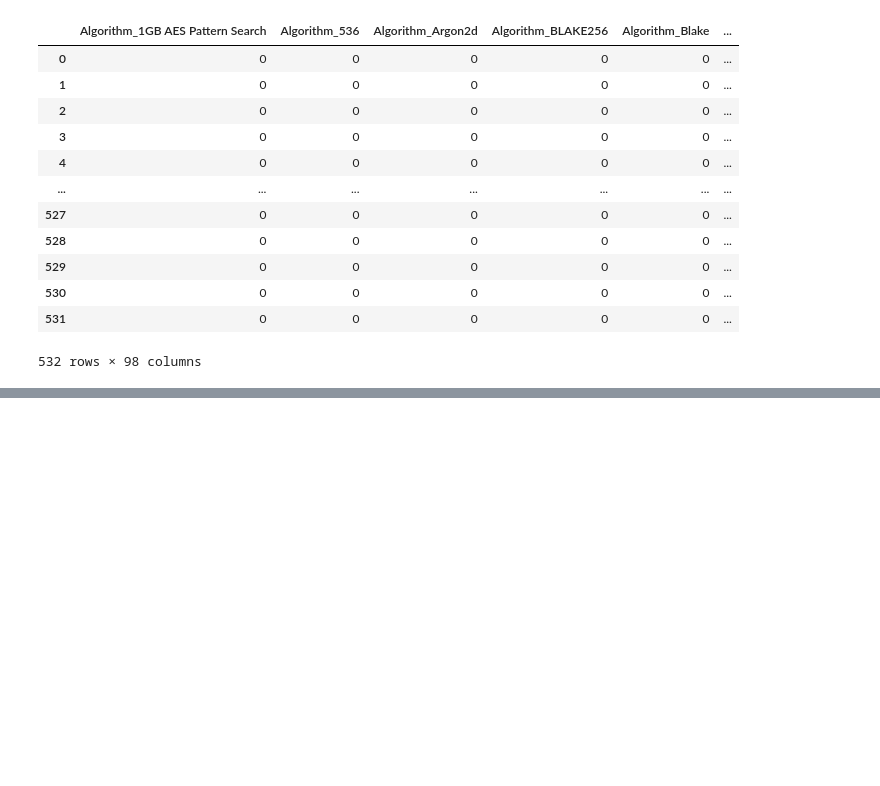
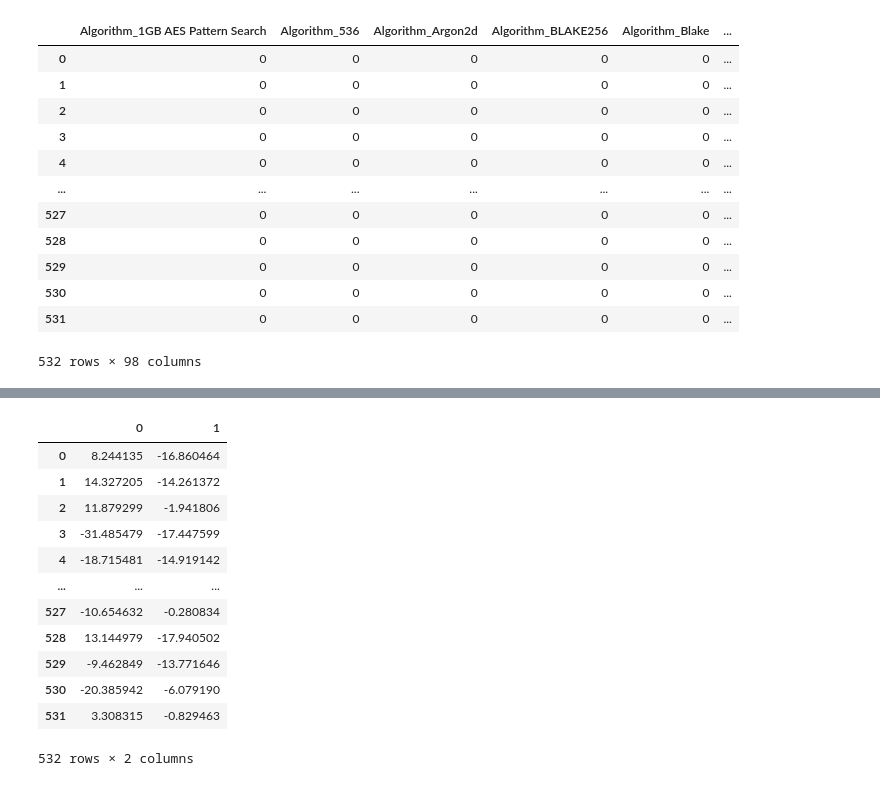
Before and after one commit to sdinespierce/unsupervised-learning-challenge, a Jupyter notebook: main.ipynb, the cells around one changed output, grey strips where cells are left out. Drawn from its saved outputs; the diff is of its cells as text; code cells hidden in the pictures; blank space fills up the shorter version.

```diff
--- a/main.ipynb
+++ b/main.ipynb
@@ -192,0 +238,17 @@ clean_df
+# %%
+tsne_df = pd.DataFrame(tsne_features)
+tsne_df
+# %% [output]
+|  | 0 | 1 |
+| 0 | 8.244135 | -16.860464 |
+| 1 | 14.327205 | -14.261372 |
+| 2 | 11.879299 | -1.941806 |
+| 3 | -31.485479 | -17.447599 |
+| 4 | -18.715481 | -14.919142 |
+| ... | ... | ... |
+| 527 | -10.654632 | -0.280834 |
+| 528 | 13.144979 | -17.940502 |
+| 529 | -9.462849 | -13.771646 |
+| 530 | -20.385942 | -6.079190 |
+| 531 | 3.308315 | -0.829463 |
+532 rows × 2 columns
```
Also changed, not shown: parts of 12 cells of this notebook.
